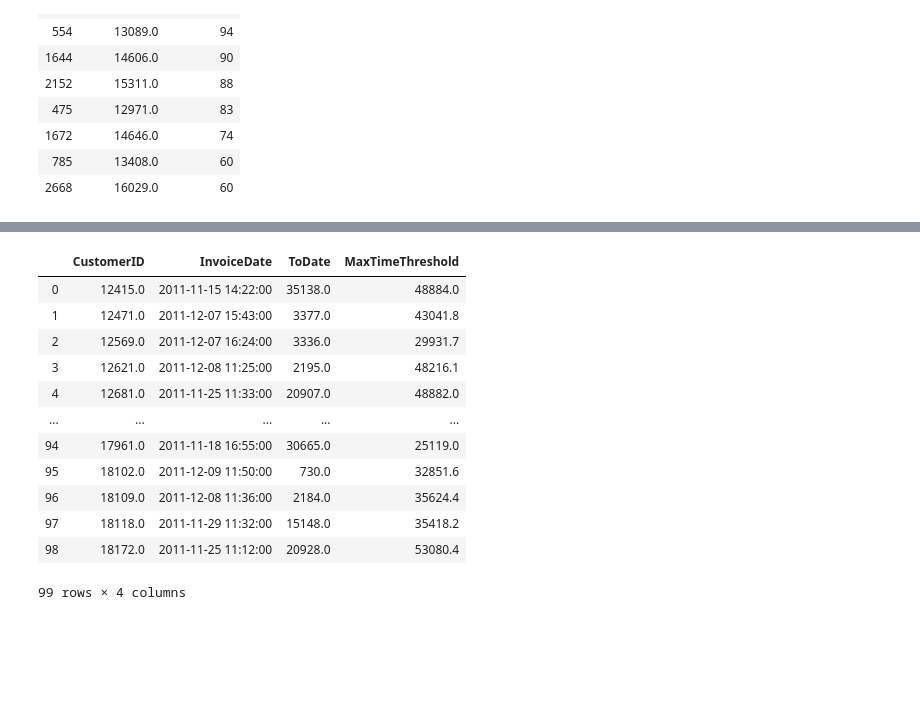
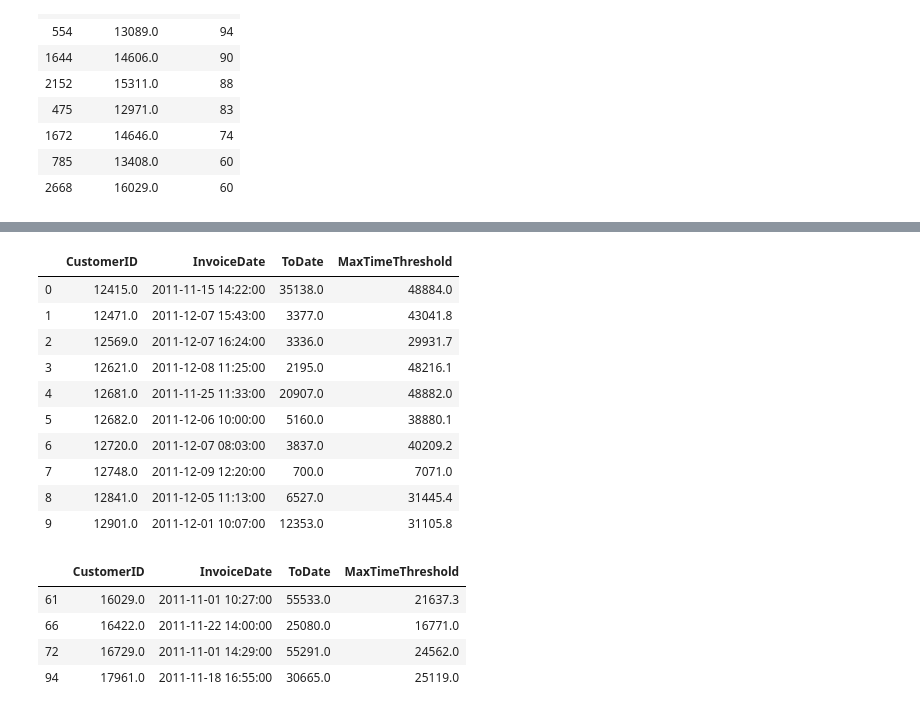
Before and after one commit to sungchien/ecommerce, a Jupyter notebook: 12-customer-churn-detection.ipynb, the cells around one changed output, grey strips where cells are left out. Drawn from its saved outputs; the diff is of its cells as text; code cells hidden in the pictures; blank space fills up the shorter version.

```diff
--- a/12-customer-churn-detection.ipynb
+++ b/12-customer-churn-detection.ipynb
@@ -193,0 +298,4 @@ mc_churn
+# %%
+# 每位顧客最後一次購買時間
+mc_todate = mc_df.groupby("CustomerID").agg({"InvoiceDate": "max"}).reset_index()
+mc_todate.head(10)
@@ -194,8 +314,6 @@ mc_churn
 # %%
-# 從最後一次購買到2011-12-10的時間(以分鐘計)
-mc_todate = mc_df.groupby("CustomerID").agg({"InvoiceDate": "max"}).reset_index()\
-.assign(ToDate=lambda x: (datetime(2011, 12, 10, 0, 0, 0) - x.InvoiceDate)/np.timedelta64(1,'m'))
-
-mc_todate
+#從最後一次購買到2011-12-10的時間間隔
+mc_todate = mc_todate.assign(ToDate=lambda x: (datetime(2011, 12, 10, 0, 0, 0) - x.InvoiceDate))
+mc_todate.head(10)
 # %% [output]
 |  | CustomerID | InvoiceDate | ToDate |
@@ -213,0 +330,5 @@ mc_todate
+# %%
+# 從最後一次購買到2011-12-10的時間間隔(以分鐘計)
+mc_todate.ToDate = mc_todate.ToDate / np.timedelta64(1,'m')
+
+mc_todate.head(10)
@@ -214,19 +349,17 @@ mc_todate
 # %%
 # 從mc_churn取得每位顧客可能流失的時間間隔
 mc_todate = mc_todate.merge(mc_churn, how="inner", on=["CustomerID"])
 
-mc_todate
+mc_todate.head(10)
 # %% [output]
 |  | CustomerID | InvoiceDate | ToDate | MaxTimeThreshold |
 | 0 | 12415.0 | 2011-11-15 14:22:00 | 35138.0 | 48884.0 |
 | 1 | 12471.0 | 2011-12-07 15:43:00 | 3377.0 | 43041.8 |
 | 2 | 12569.0 | 2011-12-07 16:24:00 | 3336.0 | 29931.7 |
 | 3 | 12621.0 | 2011-12-08 11:25:00 | 2195.0 | 48216.1 |
 | 4 | 12681.0 | 2011-11-25 11:33:00 | 20907.0 | 48882.0 |
-| ... | ... | ... | ... | ... |
-| 94 | 17961.0 | 2011-11-18 16:55:00 | 30665.0 | 25119.0 |
-| 95 | 18102.0 | 2011-12-09 11:50:00 | 730.0 | 32851.6 |
-| 96 | 18109.0 | 2011-12-08 11:36:00 | 2184.0 | 35624.4 |
-| 97 | 18118.0 | 2011-11-29 11:32:00 | 15148.0 | 35418.2 |
-| 98 | 18172.0 | 2011-11-25 11:12:00 | 20928.0 | 53080.4 |
+| 5 | 12682.0 | 2011-12-06 10:00:00 | 5160.0 | 38880.1 |
+| 6 | 12720.0 | 2011-12-07 08:03:00 | 3837.0 | 40209.2 |
+| 7 | 12748.0 | 2011-12-09 12:20:00 | 700.0 | 7071.0 |
+| 8 | 12841.0 | 2011-12-05 11:13:00 | 6527.0 | 31445.4 |
+| 9 | 12901.0 | 2011-12-01 10:07:00 | 12353.0 | 31105.8 |
-99 rows × 4 columns
@@ -232,0 +368,8 @@ mc_todate
+# %%
+mc_todate[mc_todate.ToDate>mc_todate.MaxTimeThreshold]
+# %% [output]
+|  | CustomerID | InvoiceDate | ToDate | MaxTimeThreshold |
+| 61 | 16029.0 | 2011-11-01 10:27:00 | 55533.0 | 21637.3 |
+| 66 | 16422.0 | 2011-11-22 14:00:00 | 25080.0 | 16771.0 |
+| 72 | 16729.0 | 2011-11-01 14:29:00 | 55291.0 | 24562.0 |
+| 94 | 17961.0 | 2011-11-18 16:55:00 | 30665.0 | 25119.0 |
```
Also changed, not shown: parts of 38 cells of this notebook, 1 other file.
